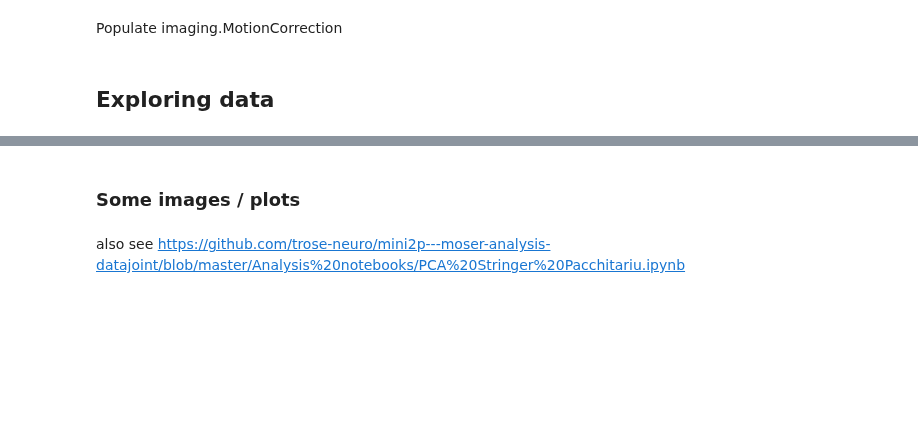
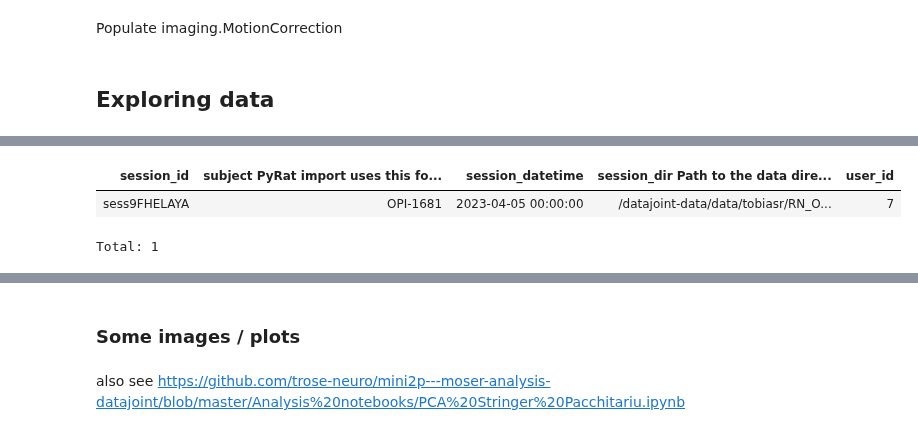
Before and after one commit to Gyepee/adamacs_jisooj, a Jupyter notebook: notebooks/10_troselab_workflow.ipynb, the cells around one changed output, grey strips where cells are left out. Cells and saved outputs as stored; diff of their text form; code cells hidden in the pictures; blank space fills up the shorter version.

```diff
--- a/notebooks/10_troselab_workflow.ipynb
+++ b/notebooks/10_troselab_workflow.ipynb
@@ -755,0 +778,6 @@ curation_key
+# %%
+session.Session() * session.SessionDirectory()
+# %% [output]
+| session_id | subject PyRat import uses this fo... | session_datetime | session_dir Path to the data dire... | user_id |
+| sess9FHELAYA | OPI-1681 | 2023-04-05 00:00:00 | /datajoint-data/data/tobiasr/RN_O... | 7 |
+Total: 1
```
Also changed, not shown: parts of 16 cells of this notebook, 1 other file.
